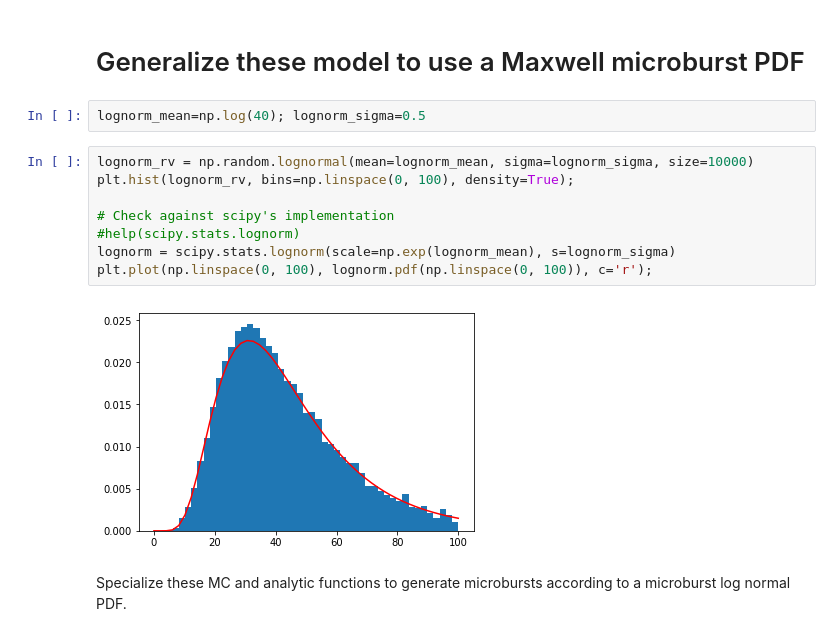
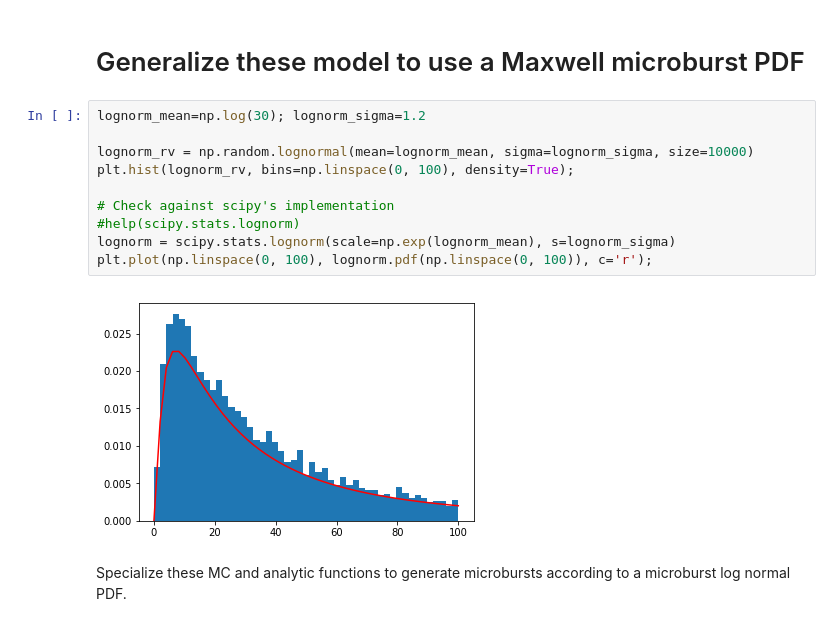
Before and after one commit to mshumko/ac6_microburst_scale_sizes, a Jupyter notebook: models/microburst_scale_size_model.ipynb, the cells around one changed output. Cells and saved outputs as stored; diff of their text form.

```diff
--- a/models/microburst_scale_size_model.ipynb
+++ b/models/microburst_scale_size_model.ipynb
@@ -359,17 +359,17 @@ ax[1].legend();
 # %% [markdown]
 # Generalize these model to use a Maxwell microburst PDF
-# %%
-lognorm_mean=np.log(40); lognorm_sigma=0.5
 # %%
+lognorm_mean=np.log(30); lognorm_sigma=1.2
+
 lognorm_rv = np.random.lognormal(mean=lognorm_mean, sigma=lognorm_sigma, size=10000)
 plt.hist(lognorm_rv, bins=np.linspace(0, 100), density=True);
 
 # Check against scipy's implementation
 #help(scipy.stats.lognorm)
 lognorm = scipy.stats.lognorm(scale=np.exp(lognorm_mean), s=lognorm_sigma)
 plt.plot(np.linspace(0, 100), lognorm.pdf(np.linspace(0, 100)), c='r');
 # %% [output]
-[figure, old version]
+[figure, new version]
 # %% [markdown]
 Specialize these MC and analytic functions to generate microbursts according to a microburst log normal PDF.
 # %%
```
Also changed, not shown: parts of 9 cells of this notebook.
